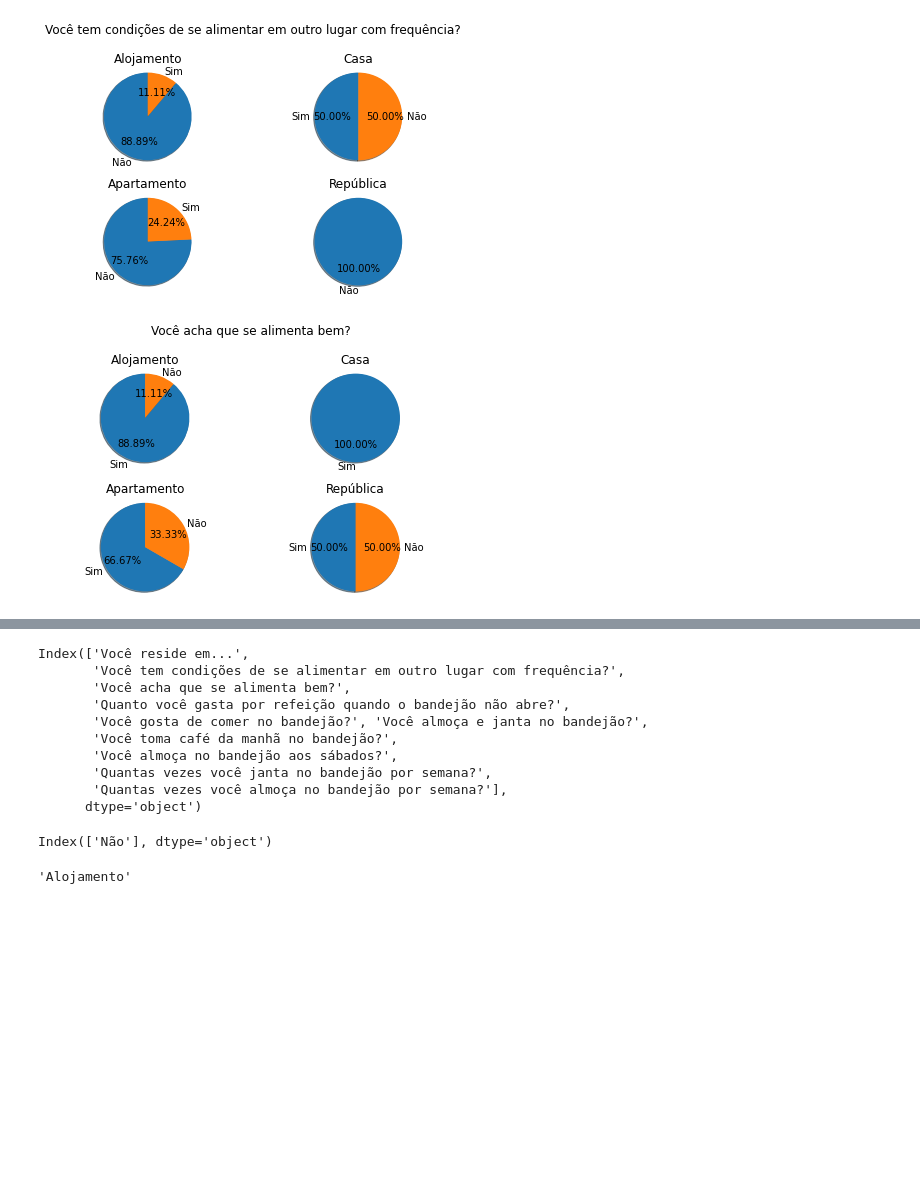
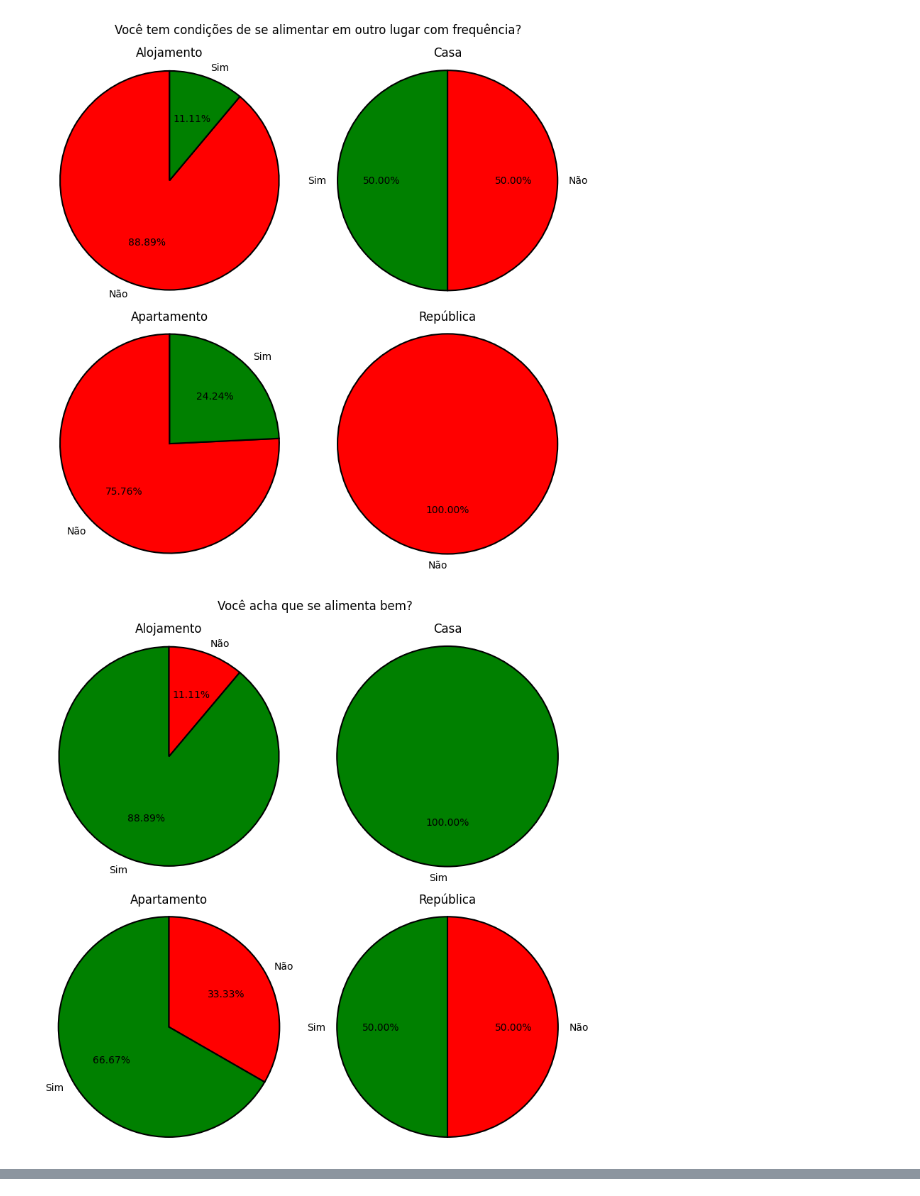
Before and after one commit to silmarp/SME0520-dependencia-alimentar-do-restaurante-universitario, a Jupyter notebook: Analize.ipynb, the cells around one changed output, grey strips where cells are left out. Drawn from its saved outputs; the diff is of its cells as text; code cells hidden in the pictures; blank space fills up the shorter version.

```diff
--- a/Analize.ipynb
+++ b/Analize.ipynb
@@ -30,35 +30,36 @@ apartamento = results_csv.groupby('Você reside em...').get_group("Apartamento")
 rep = results_csv.groupby('Você reside em...').get_group("República")
 mods = [aloja, casa, apartamento, rep]
 # %%
-questions = ["Você tem condições de se alimentar em outro lugar com frequência?",
-             "Você acha que se alimenta bem?",
-             "Quanto você gasta por refeição quando o bandejão não abre?",
-             "Você gosta de comer no bandejão?",
-             "Você almoça e janta no bandejão?",
-             "Você toma café da manhã no bandejão?",
-             "Você almoça no bandejão aos sábados?",
-             "Quantas vezes você janta no bandejão por semana?",
-             "Quantas vezes você almoça no bandejão por semana?"]
+questions = results_csv.columns
+questions = questions[1:]
 
 for question in questions:
-    fig, axs = plt.subplots(2,2)
+    fig, axs = plt.subplots(2, 2, figsize=(8, 8), dpi=100)
     axs = [axs[0][0], axs[0][1], axs[1][0], axs[1][1]]
     fig.suptitle(question)
 
     for mod, ax in zip(mods, axs):
         data = mod[question].value_counts()
 
         labels = data.keys()
         sizes = data.values
 
+        if "Sim" in labels or "Não" in labels:
+            colors = [("green" if data == "Sim" else "red") for data in data.keys()]
+        else:
+            colors = None
+
+        wedgeprops = {"edgecolor":"0",'linewidth': 1.5}
+
+
         texts = ax.pie(sizes, labels=labels, autopct='%1.2f%%',
-            shadow=True, startangle=90, textprops={'color':"black"})
+            startangle=90, colors = colors, wedgeprops = wedgeprops)
         ax.axis('equal')
         ax.set_title(mod["Você reside em..."].values[0])
 
     plt.tight_layout()
     plt.show()
     print("\n")
 # %% [output]
-[figure, old version]
+[figure, new version]
-[figure, old version]
+[figure, new version]
@@ -72,21 +72,0 @@ for question in questions:
-# %%
-rep.columns
-# %% [output]
-Index(['Você reside em...',
-       'Você tem condições de se alimentar em outro lugar com frequência?',
-       'Você acha que se alimenta bem?',
-       'Quanto você gasta por refeição quando o bandejão não abre?',
-       'Você gosta de comer no bandejão?', 'Você almoça e janta no bandejão?',
-       'Você toma café da manhã no bandejão?',
-       'Você almoça no bandejão aos sábados?',
-       'Quantas vezes você janta no bandejão por semana?',
-       'Quantas vezes você almoça no bandejão por semana?'],
-      dtype='object')
-# %%
-rep['Você tem condições de se alimentar em outro lugar com frequência?'].value_counts().keys()
-# %% [output]
-Index(['Não'], dtype='object')
-# %%
-aloja["Você reside em..."].values[0]
-# %% [output]
-'Alojamento'
```
Also changed, not shown: parts of 1 cell of this notebook.
